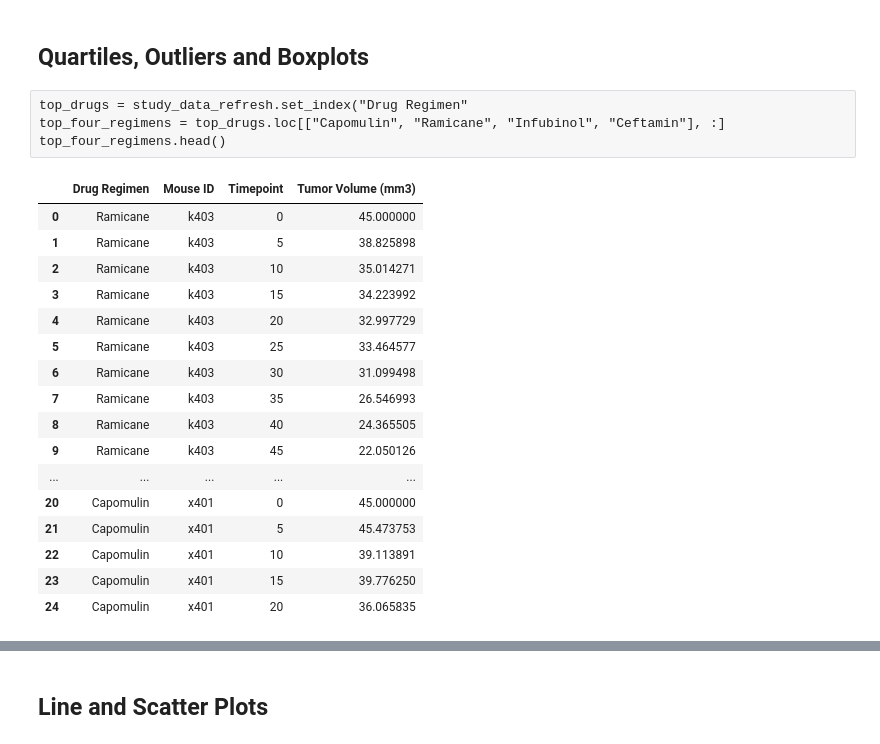
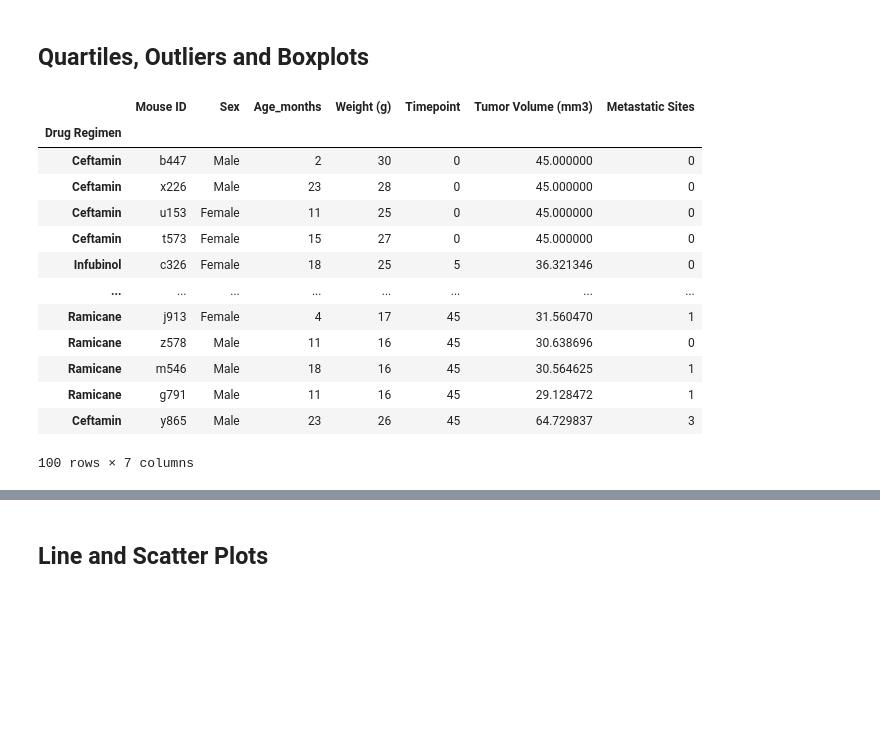
Before and after one commit to AgapeofIcarus/matplotlib-challenge, a Jupyter notebook: Pymaceuticals.ipynb, the cells around one changed output, grey strips where cells are left out. Cells and saved outputs as stored; diff of their text form; code cells hidden in the pictures; blank space fills up the shorter version.

Commit message:
generated dataframe for top four drugs

```diff
--- a/Pymaceuticals.ipynb
+++ b/Pymaceuticals.ipynb
@@ -151,41 +171,26 @@ plt.axis("equal")
 [figure]
 # %% [markdown]
 ## Quartiles, Outliers and Boxplots
-# %% [raw]
-top_drugs = study_data_refresh.set_index("Drug Regimen"
-top_four_regimens = top_drugs.loc[["Capomulin", "Ramicane", "Infubinol", "Ceftamin"], :]
-top_four_regimens.head()
 # %%
 # Calculate the final tumor volume of each mouse across four of the treatment regimens:
 # Capomulin, Ramicane, Infubinol, and Ceftamin
-dr = study_data_refresh["Drug Regimen"]
-mi= study_data_refresh["Mouse ID"]
-tp= study_data_refresh["Timepoint"]
-tv= study_data_refresh["Tumor Volume (mm3)"]
-top_four_regimens = pd.DataFrame({"Drug Regimen": dr, "Mouse ID": mi, "Timepoint": tp, "Tumor Volume (mm3)": tv})
-top_four_regimens.head()
-
 # Start by getting the last (greatest) timepoint for each mouse
-top_four_regimens.groupby("Drug Regimen")
-top_four_regimens.sort_values(["Drug Regimen", "Timepoint"], ascending= "False")
-top_four_regimens.head(25)
-
-# Merge this group df with the original dataframe to get the tumor volume at the last timepoint
+top_drugs = study_data_refresh.set_index("Drug Regimen")
+top_four = top_drugs.drop_duplicates(subset=["Mouse ID"], keep='last', inplace=False, ignore_index=False)
+top_four_regimens = top_four.loc[["Capomulin", "Ramicane", "Infubinol", "Ceftamin"], :]
+top_four_regimens.sort_values("Timepoint", ascending= "False")
 # %% [output]
-|  | Drug Regimen | Mouse ID | Timepoint | Tumor Volume (mm3) |
-| 0 | Ramicane | k403 | 0 | 45.000000 |
-| 1 | Ramicane | k403 | 5 | 38.825898 |
-| 2 | Ramicane | k403 | 10 | 35.014271 |
-| 3 | Ramicane | k403 | 15 | 34.223992 |
-| 4 | Ramicane | k403 | 20 | 32.997729 |
-| 5 | Ramicane | k403 | 25 | 33.464577 |
-| 6 | Ramicane | k403 | 30 | 31.099498 |
-| 7 | Ramicane | k403 | 35 | 26.546993 |
-| 8 | Ramicane | k403 | 40 | 24.365505 |
-| 9 | Ramicane | k403 | 45 | 22.050126 |
-| ... | ... | ... | ... | ... |
-| 20 | Capomulin | x401 | 0 | 45.000000 |
-| 21 | Capomulin | x401 | 5 | 45.473753 |
-| 22 | Capomulin | x401 | 10 | 39.113891 |
-| 23 | Capomulin | x401 | 15 | 39.776250 |
-| 24 | Capomulin | x401 | 20 | 36.065835 |
+|  | Mouse ID | Sex | Age_months | Weight (g) | Timepoint | Tumor Volume (mm3) | Metastatic Sites |
+| Drug Regimen |  |  |  |  |  |  |  |
+| Ceftamin | b447 | Male | 2 | 30 | 0 | 45.000000 | 0 |
+| Ceftamin | x226 | Male | 23 | 28 | 0 | 45.000000 | 0 |
+| Ceftamin | u153 | Female | 11 | 25 | 0 | 45.000000 | 0 |
+| Ceftamin | t573 | Female | 15 | 27 | 0 | 45.000000 | 0 |
+| Infubinol | c326 | Female | 18 | 25 | 5 | 36.321346 | 0 |
+| ... | ... | ... | ... | ... | ... | ... | ... |
+| Ramicane | j913 | Female | 4 | 17 | 45 | 31.560470 | 1 |
+| Ramicane | z578 | Male | 11 | 16 | 45 | 30.638696 | 0 |
+| Ramicane | m546 | Male | 18 | 16 | 45 | 30.564625 | 1 |
+| Ramicane | g791 | Male | 11 | 16 | 45 | 29.128472 | 1 |
+| Ceftamin | y865 | Male | 23 | 26 | 45 | 64.729837 | 3 |
+100 rows × 7 columns
```
Also changed, not shown: parts of 6 cells of this notebook.
